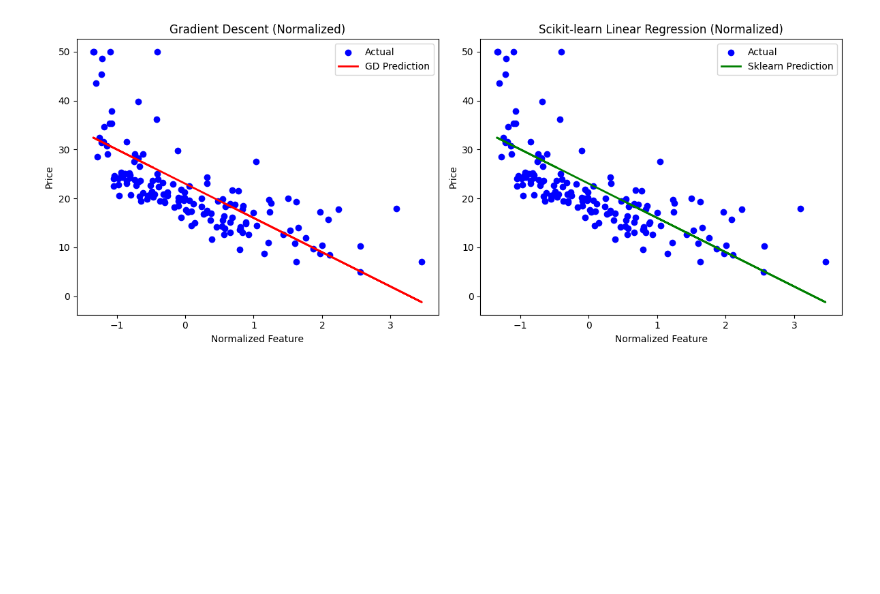
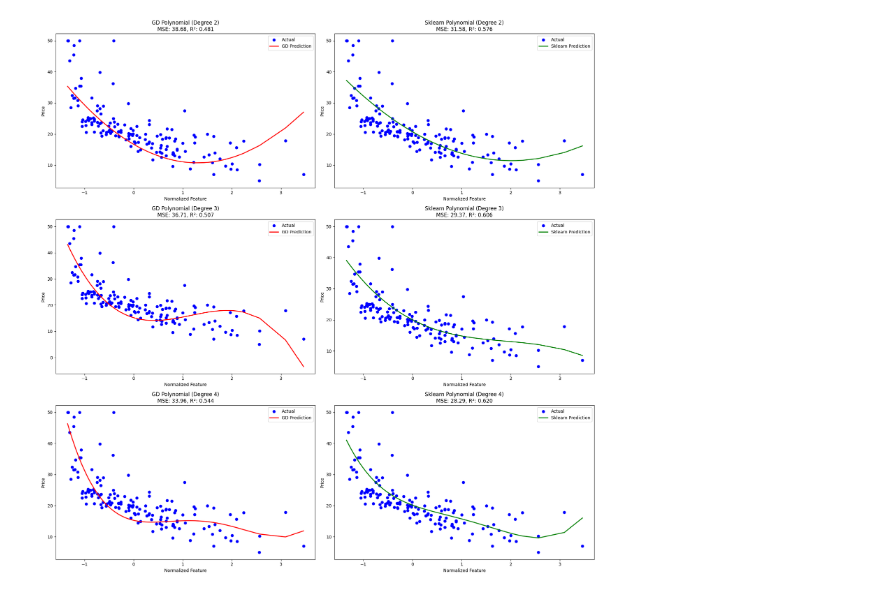
Before and after one commit to Yun-8bit/Assignment-3-Week-, a Jupyter notebook: Untitled9.ipynb, the cells around one changed output. Drawn from its saved outputs; the diff is of its cells as text; code cells hidden in the pictures; blank space fills up the shorter version.

```diff
--- a/Untitled9.ipynb
+++ b/Untitled9.ipynb
@@ -4,71 +4,84 @@
 import numpy as np
 import pandas as pd
 import matplotlib.pyplot as plt
 from sklearn.model_selection import train_test_split
 from sklearn.linear_model import LinearRegression
+from sklearn.preprocessing import PolynomialFeatures
+from sklearn.metrics import mean_squared_error, r2_score
 
 # 데이터 불러오기
 X_data = pd.read_excel('/content/drive/MyDrive/Colab Notebooks/boston_house_data.xlsx')
 y_data = pd.read_excel('/content/drive/MyDrive/Colab Notebooks/boston_house_target.xlsx')
 
-# 입력 데이터의 마지막 열 사용, 출력 데이터의 2번째 열 사용
+# 입력 데이터의 마지막 열, 출력 데이터의 2번째 열 사용
 X = X_data.iloc[:, -1].values.reshape(-1, 1)
 y = y_data.iloc[:, 1].values.reshape(-1, 1)
 
-# 데이터 분할 (7:3)
+# 학습/테스트 데이터 분할
 X_train, X_test, y_train, y_test = train_test_split(X, y, test_size=0.3, random_state=42)
 
-# 입력 데이터 정규화
-X_mean = np.mean(X_train)
-X_std = np.std(X_train)
+# 데이터 정규화
+X_mean = X_train.mean()
+X_std = X_train.std()
 X_train_norm = (X_train - X_mean) / X_std
 X_test_norm = (X_test - X_mean) / X_std
 
-# 경사하강법 구현 (정규화 적용)
-def gradient_descent(X, y, learning_rate=0.01, iterations=10000):
-    m = len(y)
-    w = 0
-    b = 0
+# 경사하강법 구현 (다항회귀)
+def gradient_descent_poly(X, y, learning_rate=0.0001, iterations=10000):
+    m, n = X.shape
+    w = np.zeros((n, 1))
     for _ in range(iterations):
-        y_pred = w * X + b
-        dw = (-2/m) * np.sum(X * (y - y_pred))
-        db = (-2/m) * np.sum(y - y_pred)
+        y_pred = X.dot(w)
+        dw = (-2/m) * X.T.dot(y - y_pred)
         w -= learning_rate * dw
-        b -= learning_rate * db
-    return w, b
+    return w
 
-w_gd, b_gd = gradient_descent(X_train_norm, y_train)
+degrees = [2, 3, 4]
 
-# GD로 예측 (정규화된 데이터 사용)
-y_pred_gd = w_gd * X_test_norm + b_gd
+plt.figure(figsize=(18, 18))
 
-# scikit-learn 선형회귀 모델 학습 (정규화된 데이터 사용)
-lr_model = LinearRegression()
-lr_model.fit(X_train_norm, y_train)
-y_pred_lr = lr_model.predict(X_test_norm)
+for i, degree in enumerate(degrees, 1):
+    # 다항 특성 변환
+    poly = PolynomialFeatures(degree=degree)
+    X_train_poly = poly.fit_transform(X_train_norm)
+    X_test_poly = poly.transform(X_test_norm)
 
-# 시각화
-plt.figure(figsize=(12, 5))
+    # 경사하강법으로 학습
+    w_gd = gradient_descent_poly(X_train_poly, y_train)
+    y_pred_gd = X_test_poly.dot(w_gd)
 
-# 경사하강법 시각화
-plt.subplot(1, 2, 1)
-plt.scatter(X_test_norm, y_test, color='blue', label='Actual')
-plt.plot(X_test_norm, y_pred_gd, color='red', linewidth=2, label='GD Prediction')
-plt.title('Gradient Descent (Normalized)')
-plt.xlabel('Normalized Feature')
-plt.ylabel('Price')
-plt.legend()
+    # Scikit-learn으로 학습
+    lr_model = LinearRegression()
+    lr_model.fit(X_train_poly, y_train)
+    y_pred_lr = lr_model.predict(X_test_poly)
 
-# scikit-learn 선형회귀 시각화
-plt.subplot(1, 2, 2)
-plt.scatter(X_test_norm, y_test, color='blue', label='Actual')
-plt.plot(X_test_norm, y_pred_lr, color='green', linewidth=2, label='Sklearn Prediction')
-plt.title('Scikit-learn Linear Regression (Normalized)')
-plt.xlabel('Normalized Feature')
-plt.ylabel('Price')
-plt.legend()
+    # 정확도 평가
+    mse_gd = mean_squared_error(y_test, y_pred_gd)
+    r2_gd = r2_score(y_test, y_pred_gd)
+
+    mse_lr = mean_squared_error(y_test, y_pred_lr)
+    r2_lr = r2_score(y_test, y_pred_lr)
+
+    # 시각화 (GD)
+    plt.subplot(3, 2, 2*i-1)
+    sorted_idx = X_test_norm[:, 0].argsort()
+    plt.scatter(X_test_norm, y_test, color='blue', label='Actual')
+    plt.plot(X_test_norm[sorted_idx], y_pred_gd[sorted_idx], color='red', linewidth=2, label='GD Prediction')
+    plt.title(f'GD Polynomial (Degree {degree})\nMSE: {mse_gd:.2f}, R²: {r2_gd:.3f}')
+    plt.xlabel('Normalized Feature')
+    plt.ylabel('Price')
+    plt.legend()
+
+    # 시각화 (Scikit-learn)
+    plt.subplot(3, 2, 2*i)
+    plt.scatter(X_test_norm, y_test, color='blue', label='Actual')
+    plt.plot(X_test_norm[sorted_idx], y_pred_lr[sorted_idx], color='green', linewidth=2, label='Sklearn Prediction')
+    plt.title(f'Sklearn Polynomial (Degree {degree})\nMSE: {mse_lr:.2f}, R²: {r2_lr:.3f}')
+    plt.xlabel('Normalized Feature')
+    plt.ylabel('Price')
+    plt.legend()
 
 plt.tight_layout()
 plt.show()
 # %% [output]
-[figure, old version]
+[figure, new version]
```
